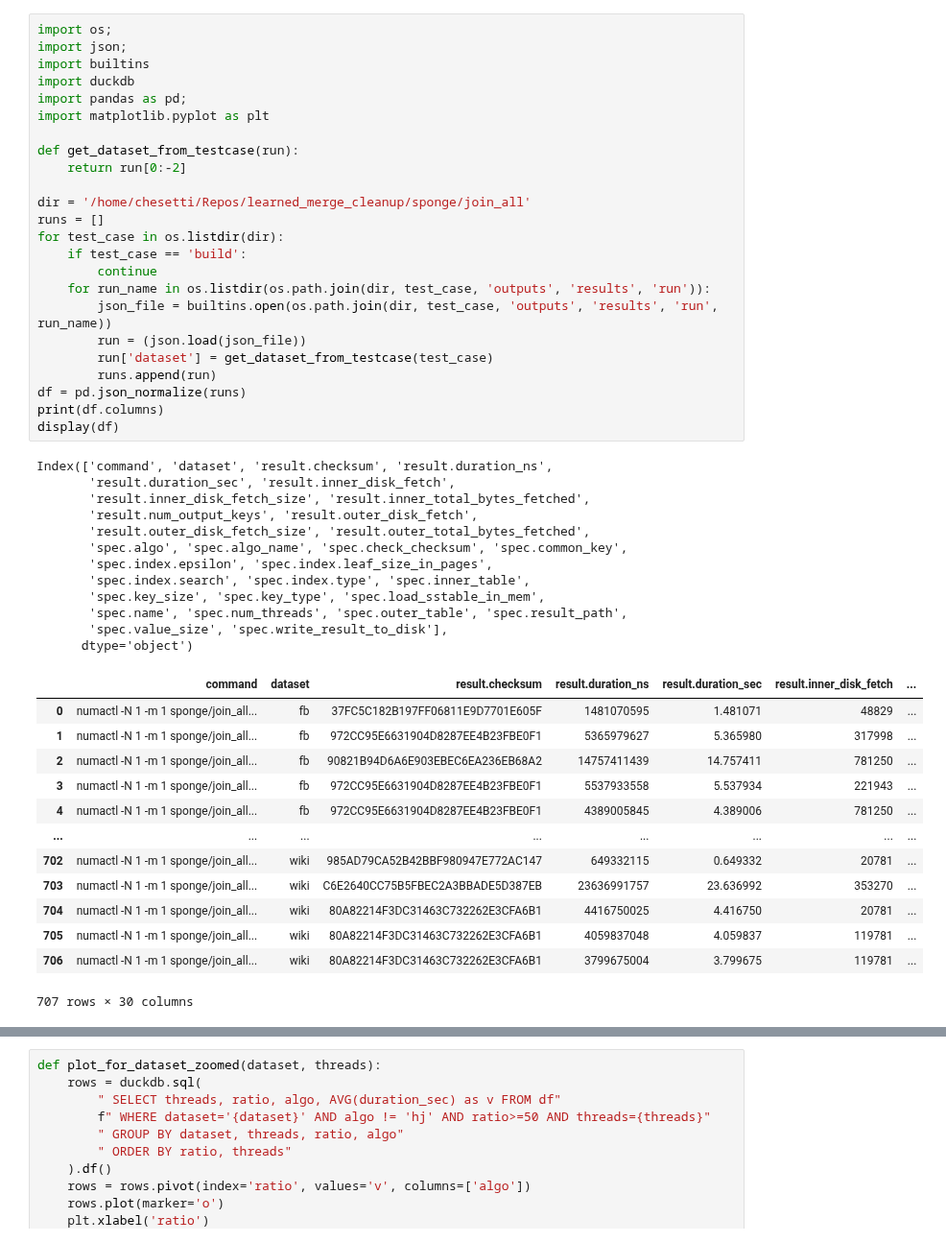
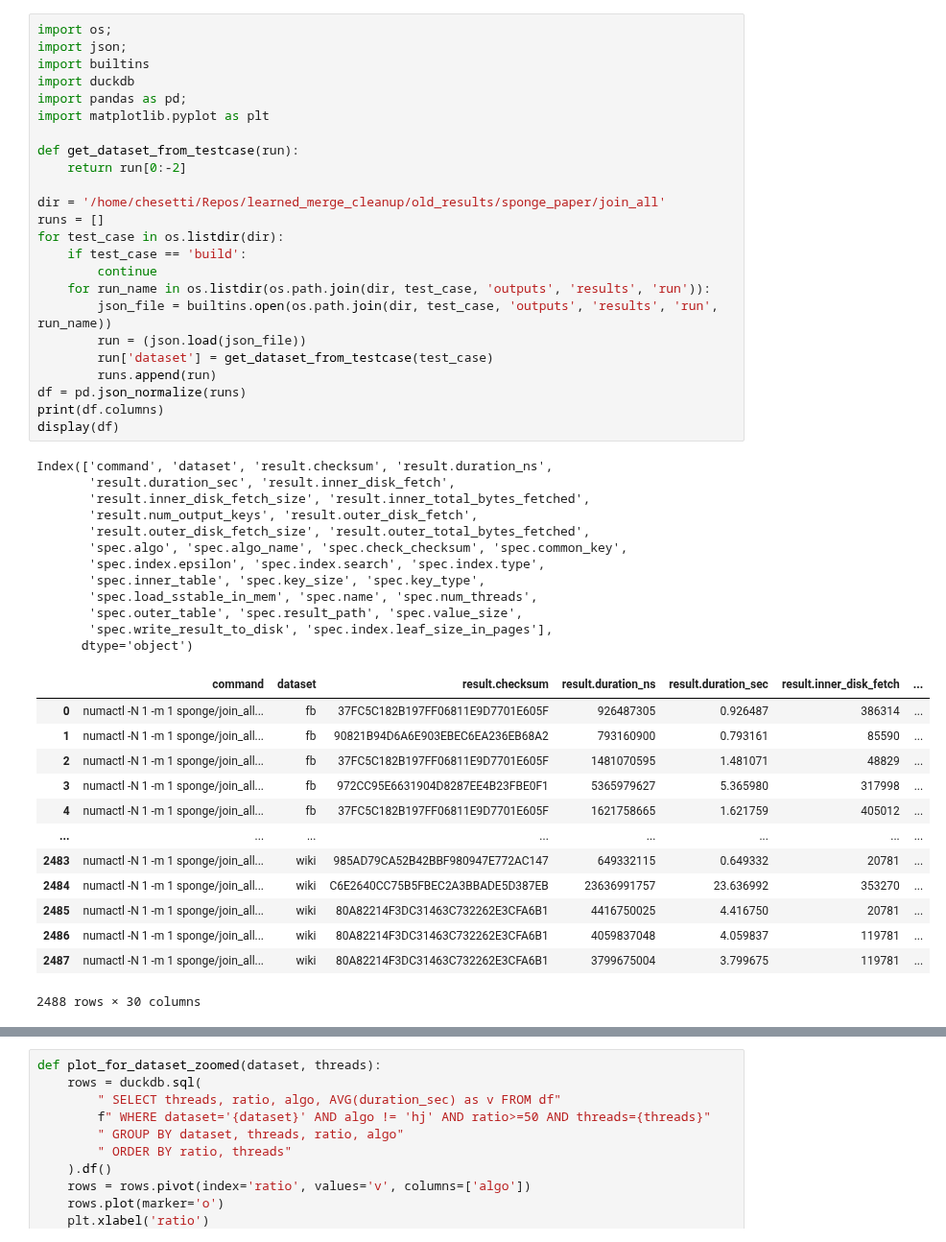
Before and after one commit to saltsystemslab/LearnedJoinDiskExp, a Jupyter notebook: experiments/join_all/report.ipynb, the cells around one changed output, grey strips where cells are left out. Shown at 96% size. Saved outputs shown, nothing was run; the diff lists cells and outputs as text.

```diff
--- a/experiments/join_all/report.ipynb
+++ b/experiments/join_all/report.ipynb
@@ -3,51 +3,51 @@ import os;
 import json;
 import builtins
 import duckdb
 import pandas as pd;
 import matplotlib.pyplot as plt
 
 def get_dataset_from_testcase(run):
     return run[0:-2]
 
-dir = '/home/chesetti/Repos/learned_merge_cleanup/sponge/join_all'
+dir = '/home/chesetti/Repos/learned_merge_cleanup/old_results/sponge_paper/join_all'
 runs = []
 for test_case in os.listdir(dir):
     if test_case == 'build':
         continue
     for run_name in os.listdir(os.path.join(dir, test_case, 'outputs', 'results', 'run')):
         json_file = builtins.open(os.path.join(dir, test_case, 'outputs', 'results', 'run', run_name))
         run = (json.load(json_file))
         run['dataset'] = get_dataset_from_testcase(test_case)
         runs.append(run)
 df = pd.json_normalize(runs)
 print(df.columns)
 display(df)
 # %% [output]
 Index(['command', 'dataset', 'result.checksum', 'result.duration_ns',
        'result.duration_sec', 'result.inner_disk_fetch',
        'result.inner_disk_fetch_size', 'result.inner_total_bytes_fetched',
        'result.num_output_keys', 'result.outer_disk_fetch',
        'result.outer_disk_fetch_size', 'result.outer_total_bytes_fetched',
        'spec.algo', 'spec.algo_name', 'spec.check_checksum', 'spec.common_key',
-       'spec.index.epsilon', 'spec.index.leaf_size_in_pages',
-       'spec.index.search', 'spec.index.type', 'spec.inner_table',
-       'spec.key_size', 'spec.key_type', 'spec.load_sstable_in_mem',
-       'spec.name', 'spec.num_threads', 'spec.outer_table', 'spec.result_path',
-       'spec.value_size', 'spec.write_result_to_disk'],
+       'spec.index.epsilon', 'spec.index.search', 'spec.index.type',
+       'spec.inner_table', 'spec.key_size', 'spec.key_type',
+       'spec.load_sstable_in_mem', 'spec.name', 'spec.num_threads',
+       'spec.outer_table', 'spec.result_path', 'spec.value_size',
+       'spec.write_result_to_disk', 'spec.index.leaf_size_in_pages'],
       dtype='object')
 |  | command | dataset | result.checksum | result.duration_ns | result.duration_sec | result.inner_disk_fetch | ... |
-| 0 | numactl -N 1 -m 1 sponge/join_all... | fb | 37FC5C182B197FF06811E9D7701E605F | 1481070595 | 1.481071 | 48829 | ... |
-| 1 | numactl -N 1 -m 1 sponge/join_all... | fb | 972CC95E6631904D8287EE4B23FBE0F1 | 5365979627 | 5.365980 | 317998 | ... |
-| 2 | numactl -N 1 -m 1 sponge/join_all... | fb | 90821B94D6A6E903EBEC6EA236EB68A2 | 14757411439 | 14.757411 | 781250 | ... |
-| 3 | numactl -N 1 -m 1 sponge/join_all... | fb | 972CC95E6631904D8287EE4B23FBE0F1 | 5537933558 | 5.537934 | 221943 | ... |
-| 4 | numactl -N 1 -m 1 sponge/join_all... | fb | 972CC95E6631904D8287EE4B23FBE0F1 | 4389005845 | 4.389006 | 781250 | ... |
+| 0 | numactl -N 1 -m 1 sponge/join_all... | fb | 37FC5C182B197FF06811E9D7701E605F | 926487305 | 0.926487 | 386314 | ... |
+| 1 | numactl -N 1 -m 1 sponge/join_all... | fb | 90821B94D6A6E903EBEC6EA236EB68A2 | 793160900 | 0.793161 | 85590 | ... |
+| 2 | numactl -N 1 -m 1 sponge/join_all... | fb | 37FC5C182B197FF06811E9D7701E605F | 1481070595 | 1.481071 | 48829 | ... |
+| 3 | numactl -N 1 -m 1 sponge/join_all... | fb | 972CC95E6631904D8287EE4B23FBE0F1 | 5365979627 | 5.365980 | 317998 | ... |
+| 4 | numactl -N 1 -m 1 sponge/join_all... | fb | 37FC5C182B197FF06811E9D7701E605F | 1621758665 | 1.621759 | 405012 | ... |
 | ... | ... | ... | ... | ... | ... | ... | ... |
-| 702 | numactl -N 1 -m 1 sponge/join_all... | wiki | 985AD79CA52B42BBF980947E772AC147 | 649332115 | 0.649332 | 20781 | ... |
-| 703 | numactl -N 1 -m 1 sponge/join_all... | wiki | C6E2640CC75B5FBEC2A3BBADE5D387EB | 23636991757 | 23.636992 | 353270 | ... |
-| 704 | numactl -N 1 -m 1 sponge/join_all... | wiki | 80A82214F3DC31463C732262E3CFA6B1 | 4416750025 | 4.416750 | 20781 | ... |
-| 705 | numactl -N 1 -m 1 sponge/join_all... | wiki | 80A82214F3DC31463C732262E3CFA6B1 | 4059837048 | 4.059837 | 119781 | ... |
-| 706 | numactl -N 1 -m 1 sponge/join_all... | wiki | 80A82214F3DC31463C732262E3CFA6B1 | 3799675004 | 3.799675 | 119781 | ... |
+| 2483 | numactl -N 1 -m 1 sponge/join_all... | wiki | 985AD79CA52B42BBF980947E772AC147 | 649332115 | 0.649332 | 20781 | ... |
+| 2484 | numactl -N 1 -m 1 sponge/join_all... | wiki | C6E2640CC75B5FBEC2A3BBADE5D387EB | 23636991757 | 23.636992 | 353270 | ... |
+| 2485 | numactl -N 1 -m 1 sponge/join_all... | wiki | 80A82214F3DC31463C732262E3CFA6B1 | 4416750025 | 4.416750 | 20781 | ... |
+| 2486 | numactl -N 1 -m 1 sponge/join_all... | wiki | 80A82214F3DC31463C732262E3CFA6B1 | 4059837048 | 4.059837 | 119781 | ... |
+| 2487 | numactl -N 1 -m 1 sponge/join_all... | wiki | 80A82214F3DC31463C732262E3CFA6B1 | 3799675004 | 3.799675 | 119781 | ... |
-707 rows × 30 columns
+2488 rows × 30 columns
 # %%
 
 epsilon = {
```
Also changed, not shown: parts of 3 cells of this notebook, 16 other files.
